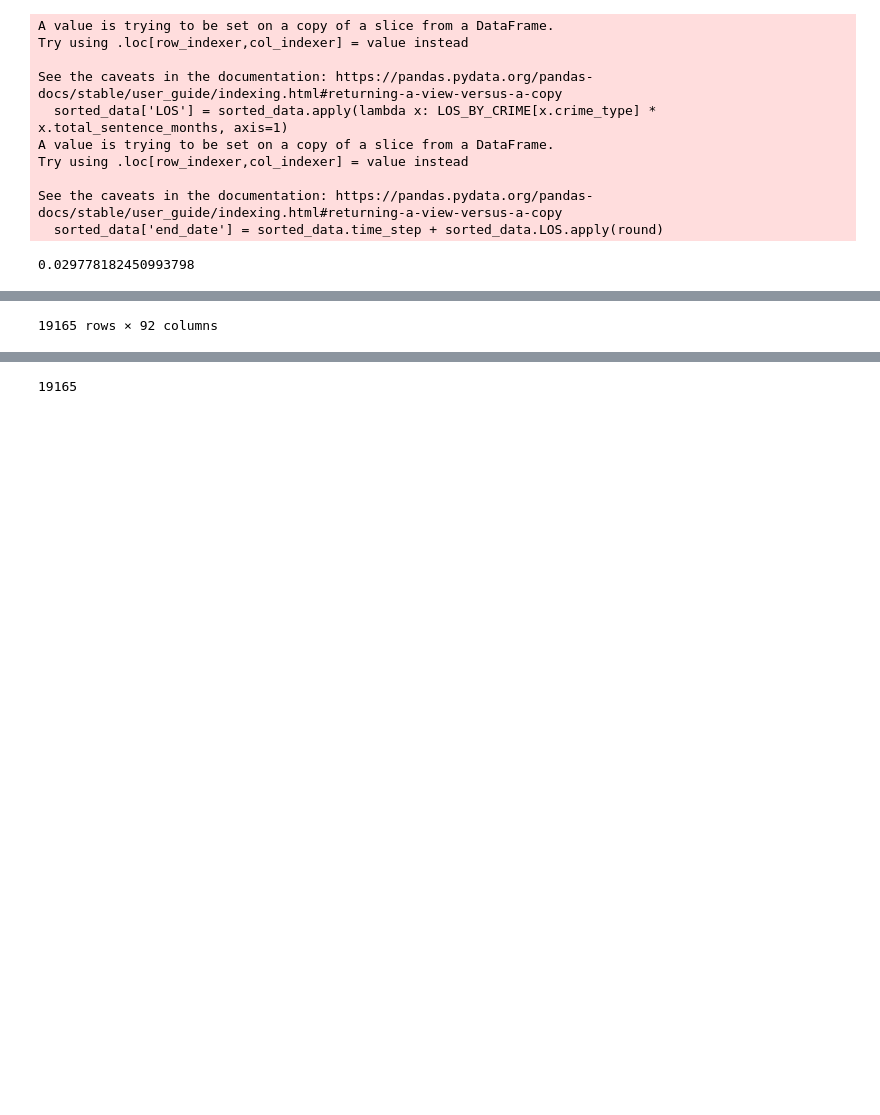
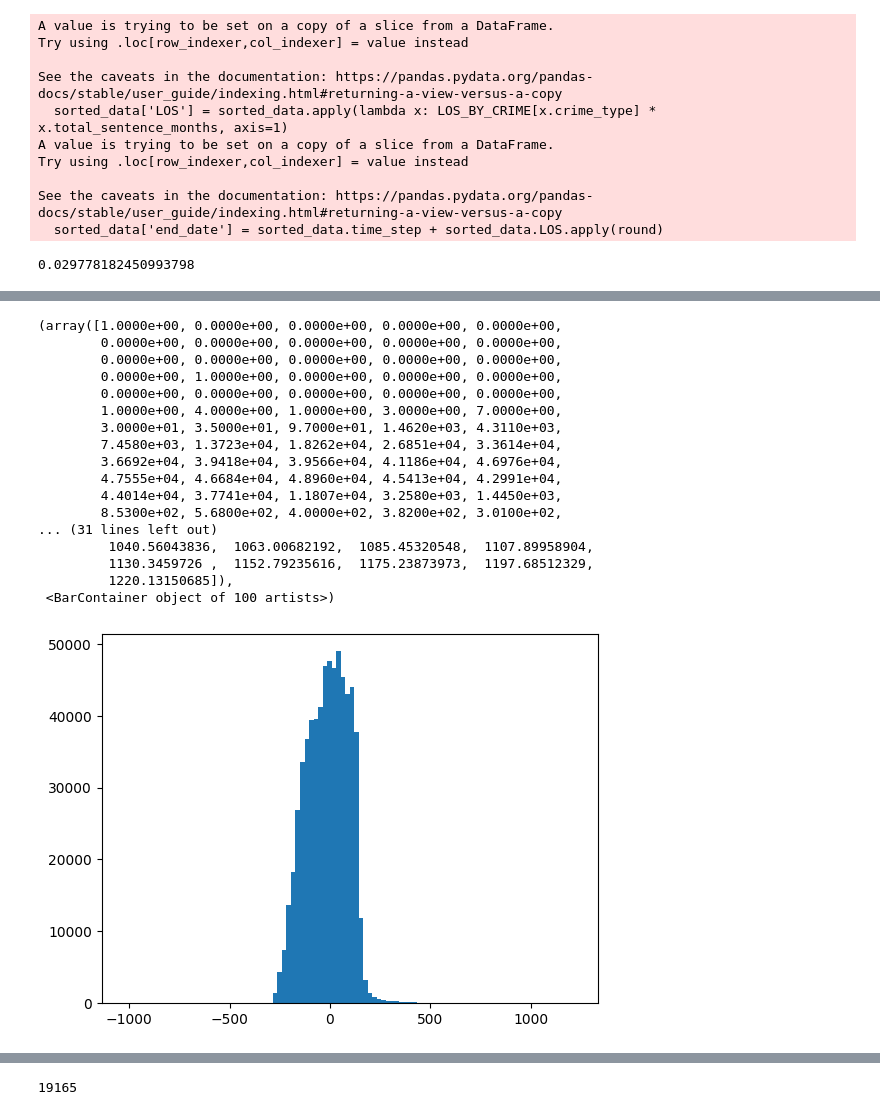
Before and after one commit to antvu/stanford-decarceration-collective-ds, a Jupyter notebook: policy/second_look_virginia/second_look_eligibility_stats_VA.ipynb, the cells around one changed output, grey strips where cells are left out. Cells and saved outputs as stored; diff of their text form; code cells hidden in the pictures; blank space fills up the shorter version.

```diff
--- a/policy/second_look_virginia/second_look_eligibility_stats_VA.ipynb
+++ b/policy/second_look_virginia/second_look_eligibility_stats_VA.ipynb
@@ -90,5 +89,5 @@ len(currently_incarcerated) / len(sorted_data) # this is just saying the fractio
 # %% [output]
 0.029778182450993798
 # %%
-currently_incarcerated
+plt.hist(sorted_data.end_date.values,bins=100)
 # %% [output]
@@ -107,4 +94,21 @@ currently_incarcerated
-19165 rows × 92 columns
+(array([1.0000e+00, 0.0000e+00, 0.0000e+00, 0.0000e+00, 0.0000e+00,
+        0.0000e+00, 0.0000e+00, 0.0000e+00, 0.0000e+00, 0.0000e+00,
+        0.0000e+00, 0.0000e+00, 0.0000e+00, 0.0000e+00, 0.0000e+00,
+        0.0000e+00, 1.0000e+00, 0.0000e+00, 0.0000e+00, 0.0000e+00,
+        0.0000e+00, 0.0000e+00, 0.0000e+00, 0.0000e+00, 0.0000e+00,
+        1.0000e+00, 4.0000e+00, 1.0000e+00, 3.0000e+00, 7.0000e+00,
+        3.0000e+01, 3.5000e+01, 9.7000e+01, 1.4620e+03, 4.3110e+03,
+        7.4580e+03, 1.3723e+04, 1.8262e+04, 2.6851e+04, 3.3614e+04,
+        3.6692e+04, 3.9418e+04, 3.9566e+04, 4.1186e+04, 4.6976e+04,
+        4.7555e+04, 4.6684e+04, 4.8960e+04, 4.5413e+04, 4.2991e+04,
+        4.4014e+04, 3.7741e+04, 1.1807e+04, 3.2580e+03, 1.4450e+03,
+        8.5300e+02, 5.6800e+02, 4.0000e+02, 3.8200e+02, 3.0100e+02,
+... (31 lines left out)
+         1040.56043836,  1063.00682192,  1085.45320548,  1107.89958904,
+         1130.3459726 ,  1152.79235616,  1175.23873973,  1197.68512329,
+         1220.13150685]),
+ <BarContainer object of 100 artists>)
+[figure, added]
 # %%
 ETC_LEVEL_BY_CRIME = pd.DataFrame({
     'CONSPIRACY': {1:27, 2: 5, 3: 12, 4:7},
```
Also changed, not shown: parts of 5 cells of this notebook.
